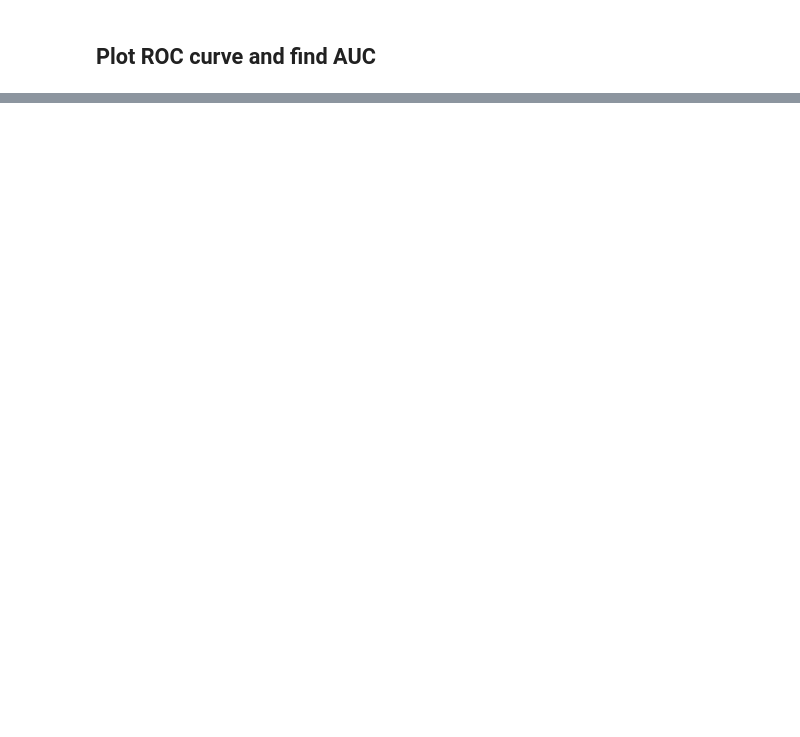
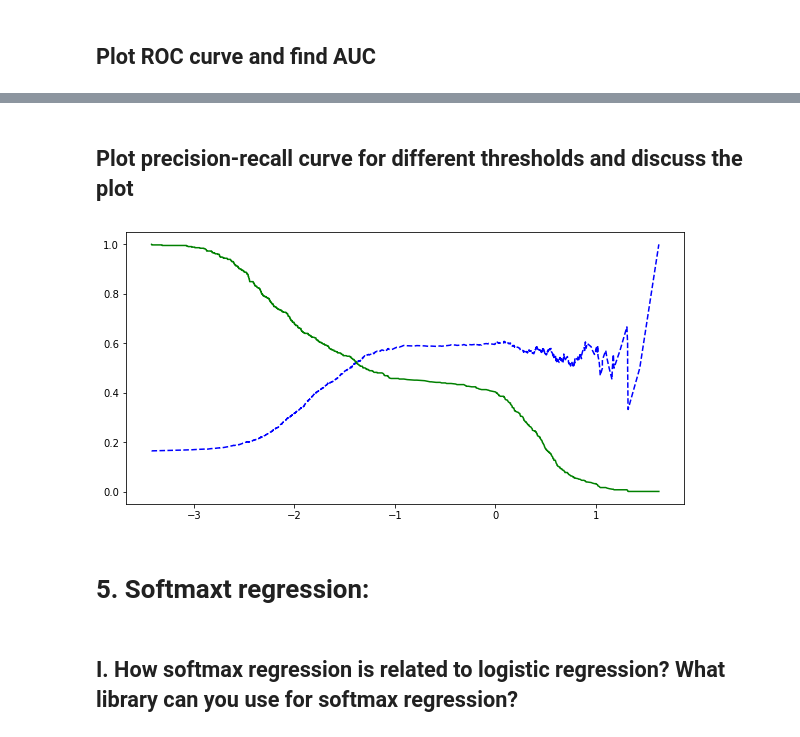
Before and after one commit to jmazor/Machine-A3, a Jupyter notebook: Mazor-A3.ipynb, the cells around one changed output, grey strips where cells are left out. Drawn from its saved outputs; the diff is of its cells as text; code cells hidden in the pictures; blank space fills up the shorter version.

```diff
--- a/Mazor-A3.ipynb
+++ b/Mazor-A3.ipynb
@@ -616,0 +635,21 @@ fpr, tpr, thresholds = roc_curve(y_train, y_scores)
+# %% [markdown]
+## Plot precision-recall curve for different thresholds and discuss the plot
+# %%
+from sklearn.metrics import precision_recall_curve
+precisions, recalls, thresholds = precision_recall_curve(y_test, y_scores)
+
+def plot_precision_recall_vs_threshold(precisions, recalls, thresholds):
+    plt.plot(thresholds, precisions[:-1], "b--", label="Precision")
+    plt.plot(thresholds, recalls[:-1], "g-", label="Recall")
+    #[...] # highlight the threshold, add the legend, axis label and grid
+
+plt.figure(figsize=(10,5))
+plot_precision_recall_vs_threshold(precisions, recalls, thresholds)
+plt.show()
+#dotted line precision, solid line recall
+# %% [output]
+[figure, added]
+# %% [markdown]
+# 5. Softmaxt regression:
+# %% [markdown]
+## I. How softmax regression is related to logistic regression? What library can you use for softmax regression?
```
Also changed, not shown: parts of 16 cells of this notebook.
